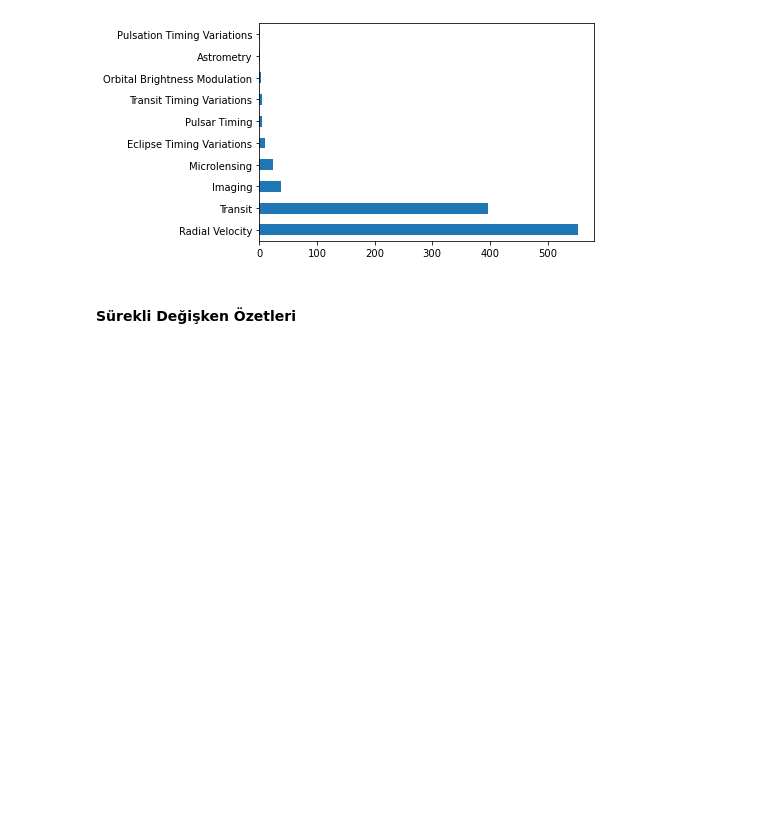
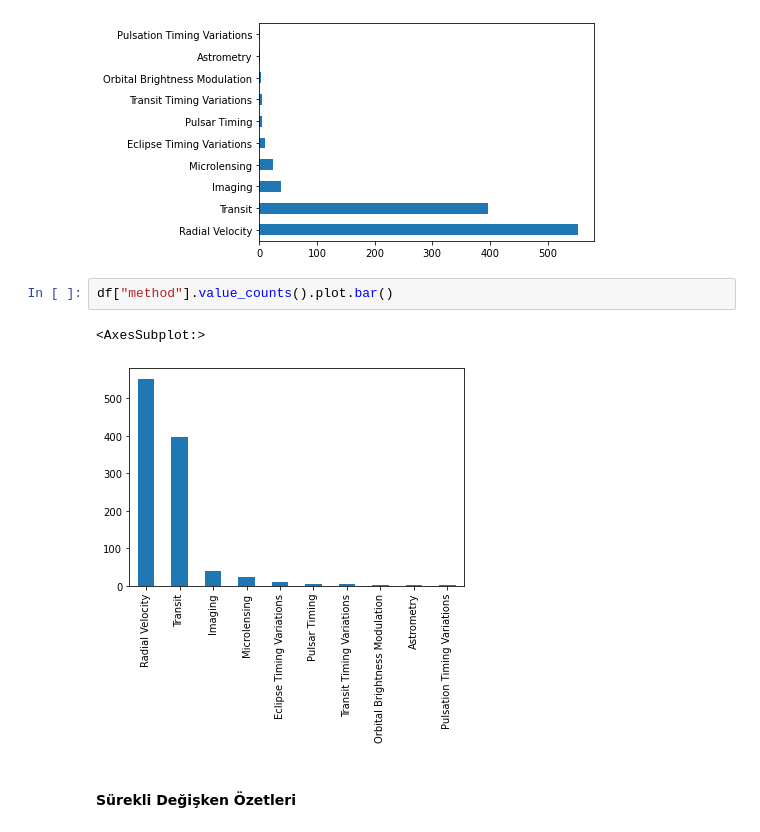
Before and after one commit to sadullahmutlu/Python, a Jupyter notebook: Veri_Görselleştirme/Veri_Görselleştirme.ipynb, the cells around one changed output. Saved outputs shown, nothing was run; the diff lists cells and outputs as text; blank space fills up the shorter version.

```diff
--- a/Veri_Görselleştirme/Veri_Görselleştirme.ipynb
+++ b/Veri_Görselleştirme/Veri_Görselleştirme.ipynb
@@ -284,6 +284,11 @@ df["method"].value_counts().plot.barh()
 df["method"].value_counts().plot.barh();
 # %% [output]
 [figure]
+# %%
+df["method"].value_counts().plot.bar()
+# %% [output]
+<AxesSubplot:>
+[figure, added]
 # %% [markdown]
 #### Sürekli Değişken Özetleri
 # %%
```
Also changed, not shown: parts of 77 cells of this notebook.
